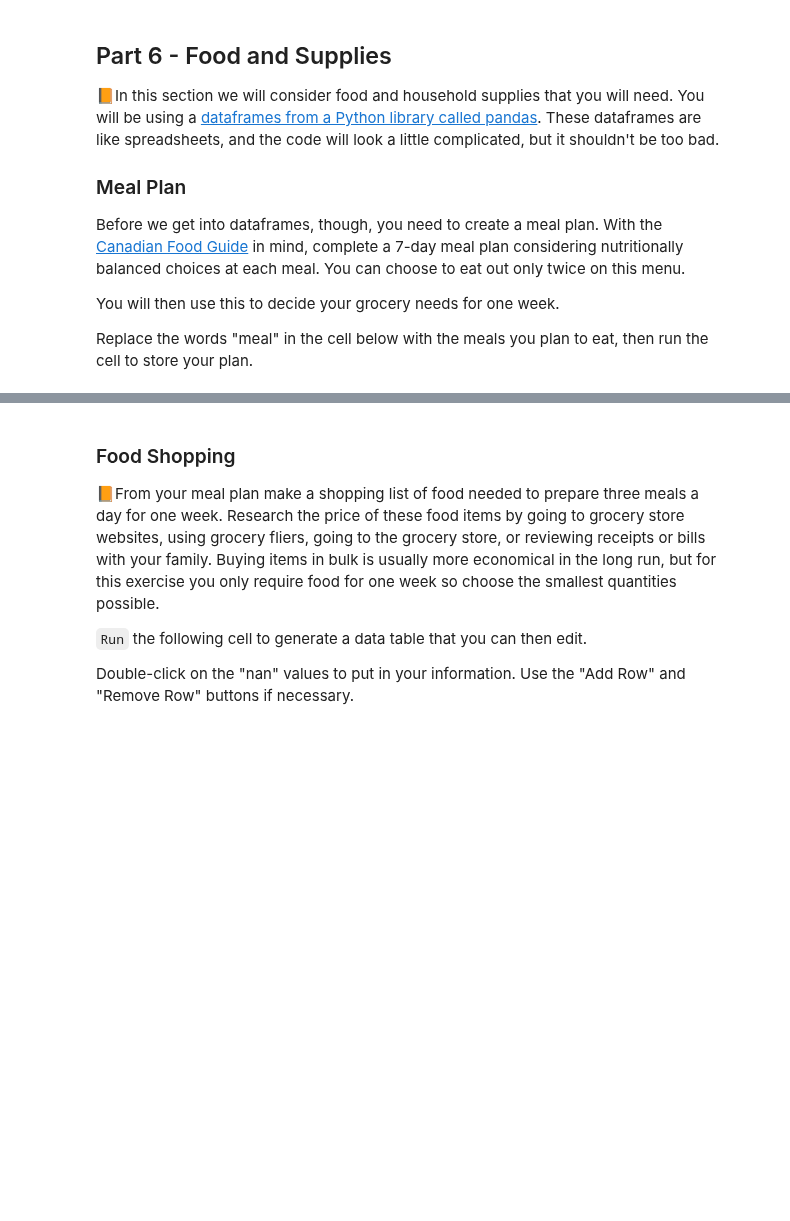
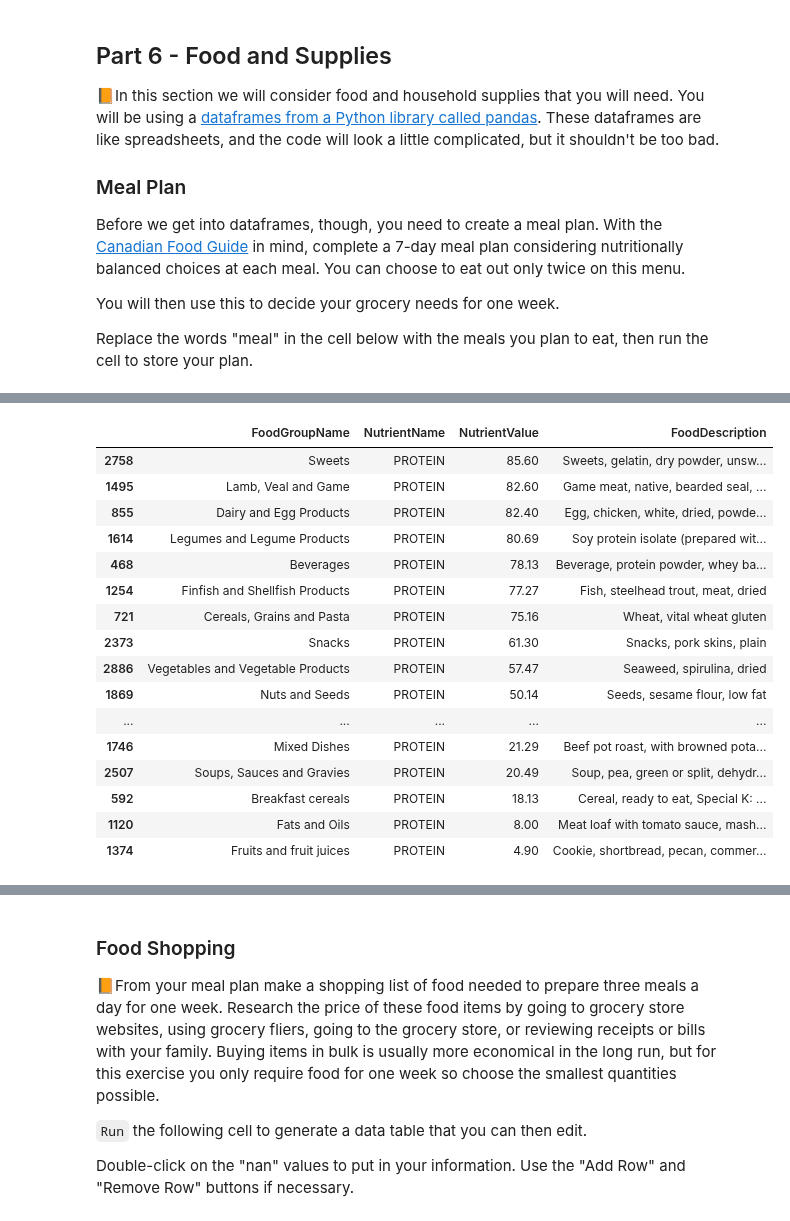
Before and after one commit to callysto/curriculum-notebooks, a Jupyter notebook: Health/CALM/CALM-moving-out-6.ipynb, the cells around one changed output, grey strips where cells are left out. Drawn from its saved outputs; the diff is of its cells as text; code cells hidden in the pictures; blank space fills up the shorter version.

```diff
--- a/Health/CALM/CALM-moving-out-6.ipynb
+++ b/Health/CALM/CALM-moving-out-6.ipynb
@@ -17,0 +56,10 @@ Replace the words "meal" in the cell below with the meals you plan to eat, then
+# %%
+def test(x,y):
+    temp = full_db.loc[(full_db['NutrientName'] == x) & (full_db['NutrientValue'] == y)]
+    return temp.iloc[0]['FoodDescription']
+
+max_values = full_db.groupby(['FoodGroupName','NutrientName'])['NutrientValue'].max().reset_index()
+
+max_values['FoodDescription'] = list(map(test,max_values['NutrientName'],max_values['NutrientValue']))
+
+max_values
@@ -17,0 +108,28 @@ Replace the words "meal" in the cell below with the meals you plan to eat, then
+# %%
+pd.set_option('display.max_colwidth', None)
+
+search_nutrient = 'PROTEIN' #enter the Nutrient you want to search for
+
+result = max_values.loc[max_values['NutrientName'] == search_nutrient]
+
+result = result.sort_values('NutrientValue',ascending=False)
+
+result
+# %% [output]
+|  | FoodGroupName | NutrientName | NutrientValue | FoodDescription |
+| 2758 | Sweets | PROTEIN | 85.60 | Sweets, gelatin, dry powder, unsw... |
+| 1495 | Lamb, Veal and Game | PROTEIN | 82.60 | Game meat, native, bearded seal, ... |
+| 855 | Dairy and Egg Products | PROTEIN | 82.40 | Egg, chicken, white, dried, powde... |
+| 1614 | Legumes and Legume Products | PROTEIN | 80.69 | Soy protein isolate (prepared wit... |
+| 468 | Beverages | PROTEIN | 78.13 | Beverage, protein powder, whey ba... |
+| 1254 | Finfish and Shellfish Products | PROTEIN | 77.27 | Fish, steelhead trout, meat, dried |
+| 721 | Cereals, Grains and Pasta | PROTEIN | 75.16 | Wheat, vital wheat gluten |
+| 2373 | Snacks | PROTEIN | 61.30 | Snacks, pork skins, plain |
+| 2886 | Vegetables and Vegetable Products | PROTEIN | 57.47 | Seaweed, spirulina, dried |
+| 1869 | Nuts and Seeds | PROTEIN | 50.14 | Seeds, sesame flour, low fat |
+| ... | ... | ... | ... | ... |
+| 1746 | Mixed Dishes | PROTEIN | 21.29 | Beef pot roast, with browned pota... |
+| 2507 | Soups, Sauces and Gravies | PROTEIN | 20.49 | Soup, pea, green or split, dehydr... |
+| 592 | Breakfast cereals | PROTEIN | 18.13 | Cereal, ready to eat, Special K: ... |
+| 1120 | Fats and Oils | PROTEIN | 8.00 | Meat loaf with tomato sauce, mash... |
+| 1374 | Fruits and fruit juices | PROTEIN | 4.90 | Cookie, shortbread, pecan, commer... |
```
Also changed, not shown: parts of 6 cells of this notebook, 1 other file.
